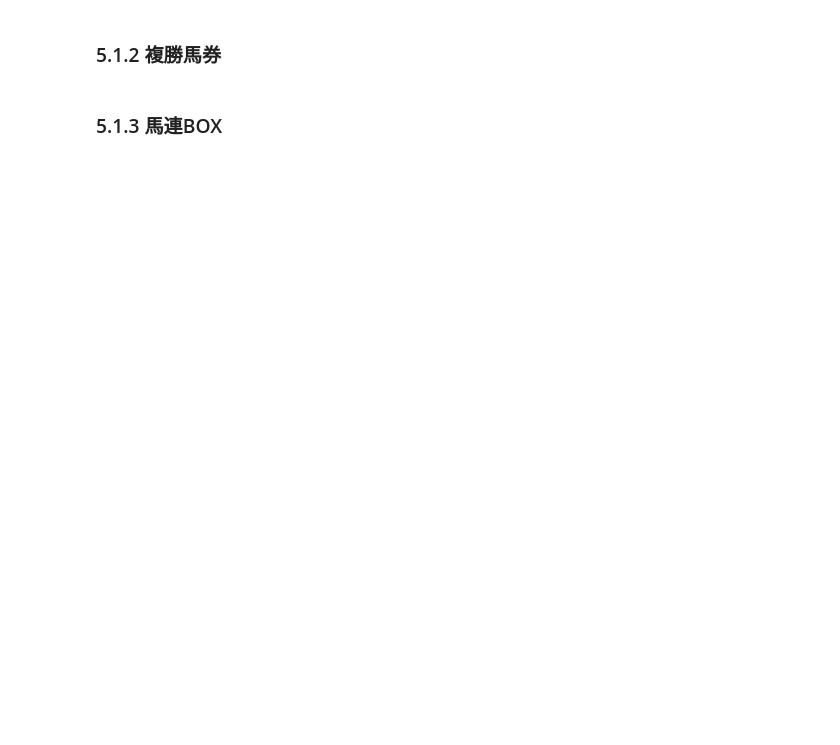
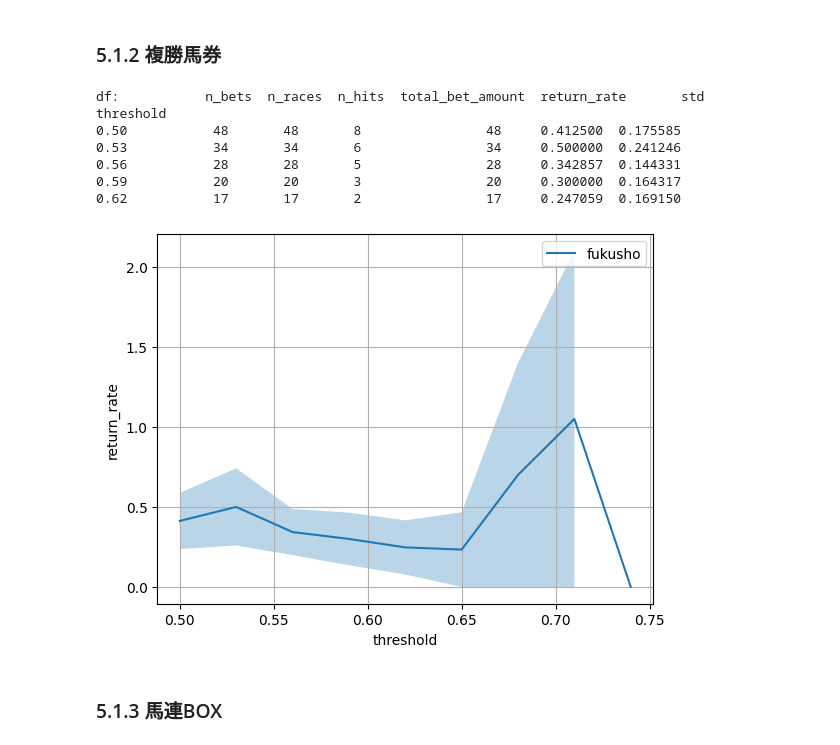
Before and after one commit to nmatsubara8/keibam, a Jupyter notebook: main.ipynb, the cells around one changed output. Cells and saved outputs as stored; diff of their text form; code cells hidden in the pictures; blank space fills up the shorter version.

```diff
--- a/main.ipynb
+++ b/main.ipynb
@@ -570,7 +617,8 @@ returns = {}
 # 「馬の勝ちやすさスコア」の閾値を変化させた時の成績を計算
 for i in tqdm(range(N_SAMPLES)):
     # T_RANGEの範囲を、N_SAMPLES等分して、thresholdをfor分で回す
-    threshold = T_RANGE[1] * i / N_SAMPLES + T_RANGE[0] * (1 - (i / N_SAMPLES))
+    threshold = T_RANGE[1] * i / N_SAMPLES + T_RANGE[0] * (1 - i) / N_SAMPLES
+   # print(f"threshold:{threshold}")
     try:
         # 賭ける馬券を決定
         actions = keiba_ai.decide_action(
@@ -578,10 +626,9 @@ for i in tqdm(range(N_SAMPLES)):
             BetPolicyTansho,  # 賭け方の方針
             threshold=threshold,  # 「馬の勝ちやすさスコア」の閾値
         )
-        # print("actions:",actions.dtypes)
 
         returns[threshold] = simulator.calc_returns(actions)
-        print(f"returns:{returns}")
+
 
     except Exception as e:
         print(e)
@@ -589,5 +636,5 @@ for i in tqdm(range(N_SAMPLES)):
 returns_df = pd.DataFrame.from_dict(returns, orient="index")
 
 returns_df.index.name = "threshold"
-print(f"returns_df:{returns_df.head()}")
+# print(f"returns_df:{returns_df.head()}")
 # %% [output]
@@ -616,6 +659,8 @@ KeyError: 'return_rate'
 # %% [markdown]
 ### 5.1.2 複勝馬券
 # %%
+from src.policies._bet_policy import BetPolicyFukusho
+
 T_RANGE = [0.5, 3.5]
 N_SAMPLES = 100
 returns = {}
@@ -627,15 +672,15 @@ for i in tqdm(range(N_SAMPLES)):
     try:
         # 賭ける馬券を決定
         actions = keiba_ai.decide_action(
-                score_table, # スコアテーブル
-                policies.BetPolicyFukusho, # 賭け方の方針
-                threshold=threshold # 「馬の勝ちやすさスコア」の閾値
-                )
+            score_table,  # スコアテーブル
+            BetPolicyFukusho,  # 賭け方の方針
+            threshold=threshold,  # 「馬の勝ちやすさスコア」の閾値
+        )
         returns[threshold] = simulator.calc_returns(actions)
     except Exception as e:
         print(e)
         break
-returns_df = pd.DataFrame.from_dict(returns, orient='index')
-returns_df.index.name = 'threshold'
+returns_df = pd.DataFrame.from_dict(returns, orient="index")
+returns_df.index.name = "threshold"
 # %%
 # シミュレーション結果も、models/YYYYMMDD/に保存しておくとわかりやすい。
@@ -643,6 +688,17 @@ returns_df.to_pickle('models/20220626/fukusho.pickle')
 # %%
+from src.simulation._plot import plot_single_threshold
+
 # 回収率をプロット
-simulation.plot_single_threshold(returns_df, N_SAMPLES, label='fukusho')
+plot_single_threshold(returns_df, N_SAMPLES, label="fukusho")
+# %% [output]
+df:           n_bets  n_races  n_hits  total_bet_amount  return_rate       std
+threshold
+0.50           48       48       8                48     0.412500  0.175585
+0.53           34       34       6                34     0.500000  0.241246
+0.56           28       28       5                28     0.342857  0.144331
+0.59           20       20       3                20     0.300000  0.164317
+0.62           17       17       2                17     0.247059  0.169150
+[figure, added]
 # %% [markdown]
 ### 5.1.3 馬連BOX
 # %%
```
Also changed, not shown: parts of 33 cells of this notebook, 7 other files.
